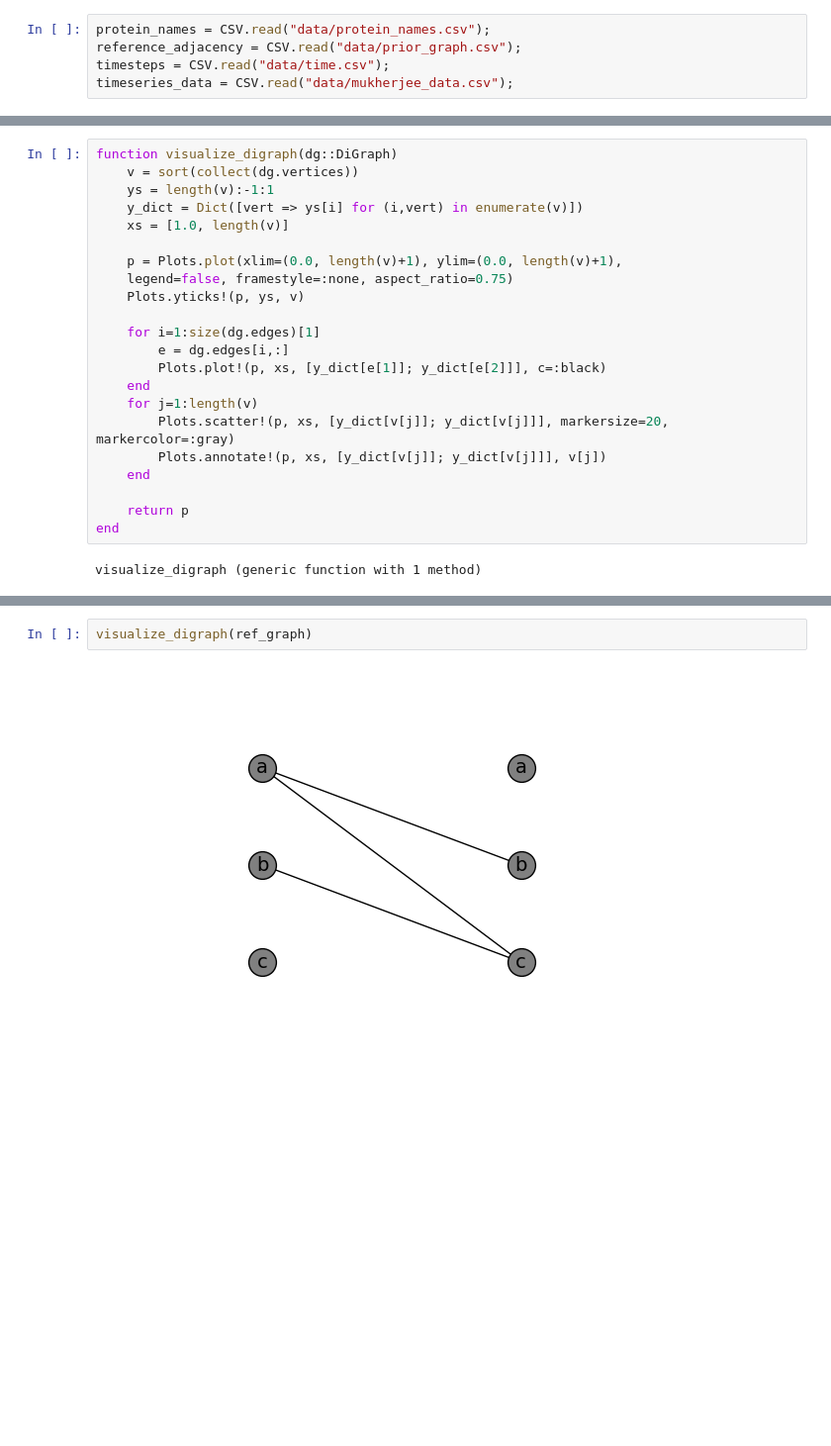
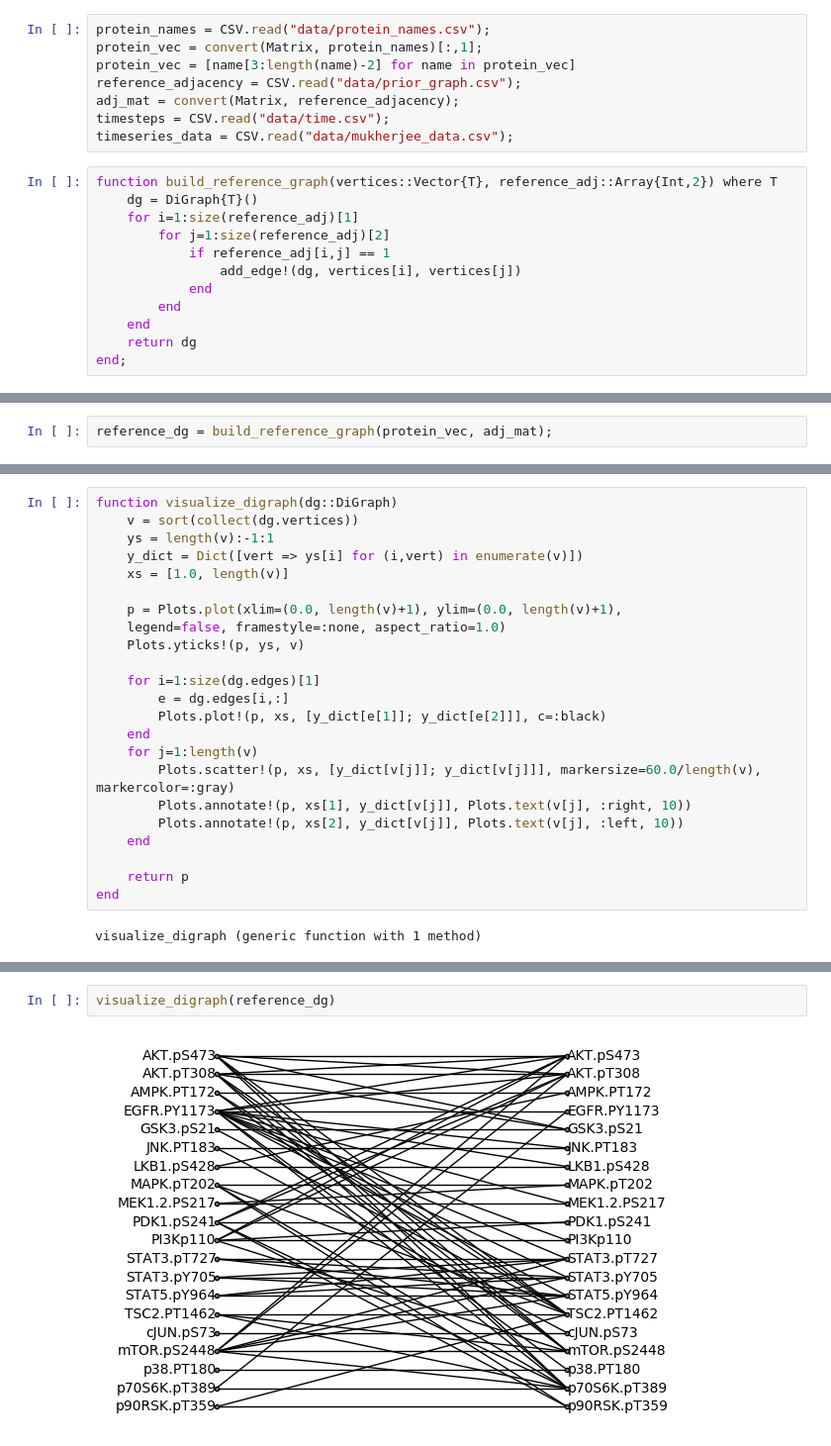
Before and after one commit to gitter-lab/ssps, a Jupyter notebook: julia-project/DBN-structure-inference.ipynb, the cells around one changed output, grey strips where cells are left out. Shown at 99% size. Saved outputs shown, nothing was run; the diff lists cells and outputs as text; blank space fills up the shorter version.

Commit message:
extracted Hill et al's reference graph; improved animation (which then helped me debug the metropolis-hastings sampler)

```diff
--- a/julia-project/DBN-structure-inference.ipynb
+++ b/julia-project/DBN-structure-inference.ipynb
@@ -33,6 +33,21 @@ For now, we'll work with some data used by Hill et al. in their 2007 paper, _Bay
 It gives the differential phosphorylation levels of 20 proteins, in a cancer cell line perturbed by EGF. This is a well-studied signaling pathway; the goal is to produce a graph describing the dependencies between proteins in this pathway.
 # %%
 protein_names = CSV.read("data/protein_names.csv");
+protein_vec = convert(Matrix, protein_names)[:,1];
+protein_vec = [name[3:length(name)-2] for name in protein_vec]
 reference_adjacency = CSV.read("data/prior_graph.csv");
+adj_mat = convert(Matrix, reference_adjacency);
 timesteps = CSV.read("data/time.csv");
 timeseries_data = CSV.read("data/mukherjee_data.csv");
+# %%
+function build_reference_graph(vertices::Vector{T}, reference_adj::Array{Int,2}) where T
+    dg = DiGraph{T}()
+    for i=1:size(reference_adj)[1]
+        for j=1:size(reference_adj)[2]
+            if reference_adj[i,j] == 1
+                add_edge!(dg, vertices[i], vertices[j])
+            end
+        end
+    end
+    return dg
+end;
@@ -38,0 +56,2 @@ timeseries_data = CSV.read("data/mukherjee_data.csv");
+# %%
+reference_dg = build_reference_graph(protein_vec, adj_mat);
@@ -294,7 +311,7 @@ function visualize_digraph(dg::DiGraph)
     xs = [1.0, length(v)]
 
     p = Plots.plot(xlim=(0.0, length(v)+1), ylim=(0.0, length(v)+1),
-    legend=false, framestyle=:none, aspect_ratio=0.75)
+    legend=false, framestyle=:none, aspect_ratio=1.0)
     Plots.yticks!(p, ys, v)
 
     for i=1:size(dg.edges)[1]
@@ -302,8 +319,9 @@ function visualize_digraph(dg::DiGraph)
         Plots.plot!(p, xs, [y_dict[e[1]]; y_dict[e[2]]], c=:black)
     end
     for j=1:length(v)
-        Plots.scatter!(p, xs, [y_dict[v[j]]; y_dict[v[j]]], markersize=20, markercolor=:gray)
-        Plots.annotate!(p, xs, [y_dict[v[j]]; y_dict[v[j]]], v[j])
+        Plots.scatter!(p, xs, [y_dict[v[j]]; y_dict[v[j]]], markersize=60.0/length(v), markercolor=:gray)
+        Plots.annotate!(p, xs[1], y_dict[v[j]], Plots.text(v[j], :right, 10))
+        Plots.annotate!(p, xs[2], y_dict[v[j]], Plots.text(v[j], :left, 10))
     end
 
     return p
@@ -317,4 +331,4 @@ DiGraph{String}(Set(["c", "b", "a"]), ["a" "b"; "a" "c"; "b" "c"])
 # %%
-visualize_digraph(ref_graph)
+visualize_digraph(reference_dg)
 # %% [output]
-[figure, old version]
+[figure, new version]
```
Also changed, not shown: parts of 15 cells of this notebook.
